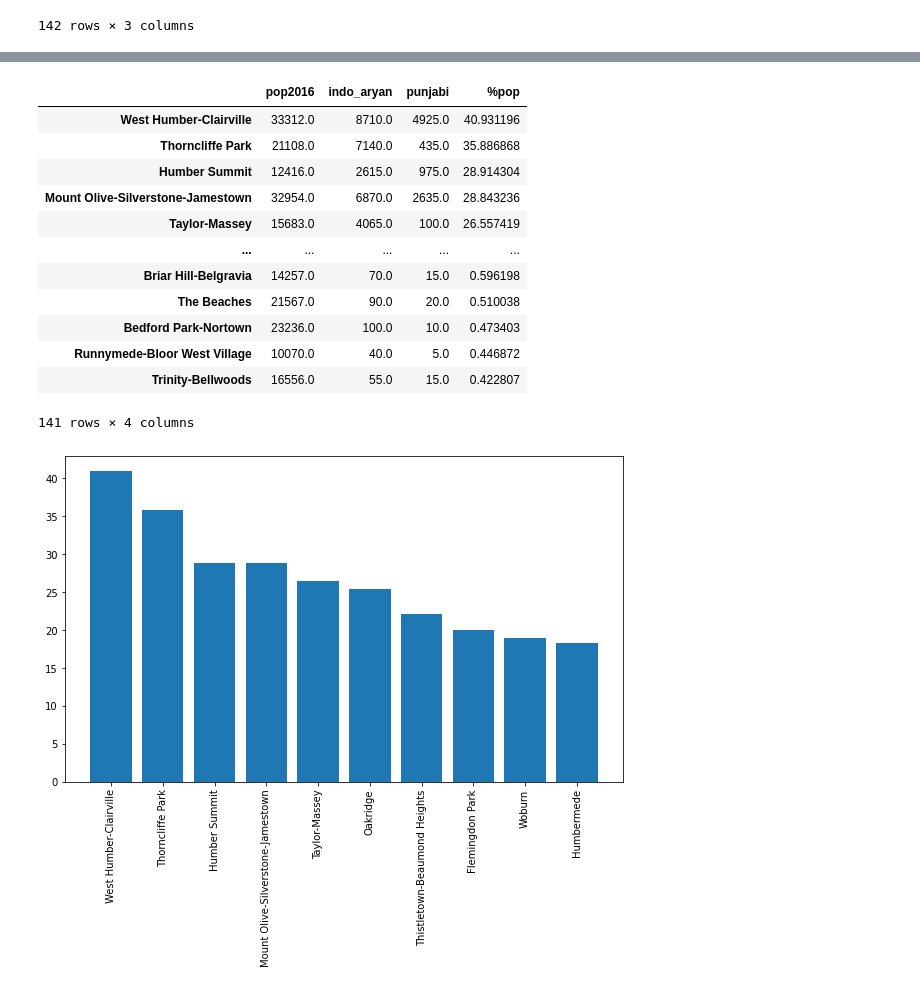
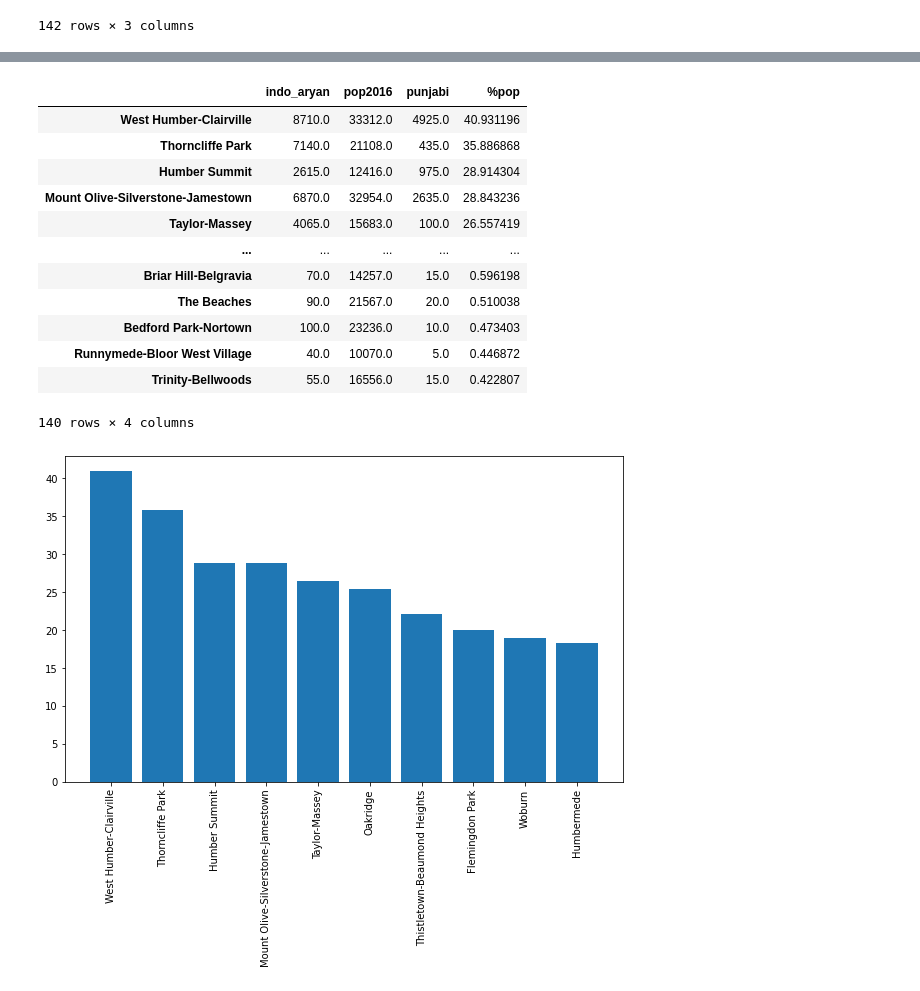
Before and after one commit to arunkhattri/Coursera_Capstone, a Jupyter notebook: 06_BattleOfNeighborhood_wk1.ipynb, the cells around one changed output, grey strips where cells are left out. Drawn from its saved outputs; the diff is of its cells as text; code cells hidden in the pictures.

```diff
--- a/06_BattleOfNeighborhood_wk1.ipynb
+++ b/06_BattleOfNeighborhood_wk1.ipynb
@@ -110,12 +106,13 @@ toronto_ind_diaspora
 # %%
 cols = [ 'pop2016', 'indo_aryan', 'punjabi']
 toronto_ind_diaspora.columns = cols
-toronto_ind_diaspora = toronto_ind_diaspora.iloc[1:, :]
-toronto_ind_diaspora['indo_aryan'] = toronto_ind_diaspora['indo_aryan'].str.replace(',', '')
-toronto_ind_diaspora['pop2016'] = toronto_ind_diaspora['pop2016'].str.replace(',', '')
-toronto_ind_diaspora['punjabi'] = toronto_ind_diaspora['punjabi'].str.replace(',', '')
-toronto_ind_diaspora['indo_aryan'] = toronto_ind_diaspora['indo_aryan'].astype('float64')
-toronto_ind_diaspora['pop2016'] = toronto_ind_diaspora['pop2016'].astype('float64')
-toronto_ind_diaspora['punjabi'] = toronto_ind_diaspora['punjabi'].astype('float64')
-toronto_ind_diaspora.head()
+# toronto_ind = toronto_ind_diaspora.iloc[1:, :]
+toronto_ind = pd.DataFrame(index=toronto_ind_diaspora.index[2:])
+indo_aryan = toronto_ind_diaspora.loc[:, 'indo_aryan'].str.replace(',', '')
+toronto_ind['indo_aryan'] = indo_aryan
+pop2016 = toronto_ind_diaspora.loc[:, 'pop2016'].str.replace(',', '')
+toronto_ind['pop2016'] = pop2016
+punjabi = toronto_ind_diaspora.loc[:, 'punjabi'].str.replace(',', '')
+toronto_ind['punjabi'] = punjabi
+toronto_ind.head()
 # %% [output]
@@ -145,5 +138,9 @@ See the caveats in the documentation: https://pandas.pydata.org/pandas-docs/stab
+# %%
+toronto_ind['indo_aryan'] = toronto_ind['indo_aryan'].astype('float64')
+toronto_ind['pop2016'] = toronto_ind['pop2016'].astype('float64')
+toronto_ind['punjabi'] = toronto_ind['punjabi'].astype('float64')
 # %%
-toronto_ind_diaspora['%pop'] = (
-    (toronto_ind_diaspora['indo_aryan'] + toronto_ind_diaspora['punjabi']) / toronto_ind_diaspora['pop2016']) * 100
-toronto_ind_diaspora.head()
+toronto_ind['%pop'] = (
+    (toronto_ind['indo_aryan'] + toronto_ind['punjabi']) / toronto_ind['pop2016']) * 100
+toronto_ind.head()
 # %% [output]
@@ -161,21 +153,21 @@ See the caveats in the documentation: https://pandas.pydata.org/pandas-docs/stab
 # %%
 # plot top 10 neighborhood with indian diaspora
-ind_in_toronto = toronto_ind_diaspora.sort_values('%pop', ascending=False)
+ind_in_toronto = toronto_ind.sort_values('%pop', ascending=False)
 ind_in_toronto
 # %% [output]
-|  | pop2016 | indo_aryan | punjabi | %pop |
-| West Humber-Clairville | 33312.0 | 8710.0 | 4925.0 | 40.931196 |
-| Thorncliffe Park | 21108.0 | 7140.0 | 435.0 | 35.886868 |
-| Humber Summit | 12416.0 | 2615.0 | 975.0 | 28.914304 |
-| Mount Olive-Silverstone-Jamestown | 32954.0 | 6870.0 | 2635.0 | 28.843236 |
-| Taylor-Massey | 15683.0 | 4065.0 | 100.0 | 26.557419 |
+|  | indo_aryan | pop2016 | punjabi | %pop |
+| West Humber-Clairville | 8710.0 | 33312.0 | 4925.0 | 40.931196 |
+| Thorncliffe Park | 7140.0 | 21108.0 | 435.0 | 35.886868 |
+| Humber Summit | 2615.0 | 12416.0 | 975.0 | 28.914304 |
+| Mount Olive-Silverstone-Jamestown | 6870.0 | 32954.0 | 2635.0 | 28.843236 |
+| Taylor-Massey | 4065.0 | 15683.0 | 100.0 | 26.557419 |
 | ... | ... | ... | ... | ... |
-| Briar Hill-Belgravia | 14257.0 | 70.0 | 15.0 | 0.596198 |
-| The Beaches | 21567.0 | 90.0 | 20.0 | 0.510038 |
-| Bedford Park-Nortown | 23236.0 | 100.0 | 10.0 | 0.473403 |
-| Runnymede-Bloor West Village | 10070.0 | 40.0 | 5.0 | 0.446872 |
-| Trinity-Bellwoods | 16556.0 | 55.0 | 15.0 | 0.422807 |
+| Briar Hill-Belgravia | 70.0 | 14257.0 | 15.0 | 0.596198 |
+| The Beaches | 90.0 | 21567.0 | 20.0 | 0.510038 |
+| Bedford Park-Nortown | 100.0 | 23236.0 | 10.0 | 0.473403 |
+| Runnymede-Bloor West Village | 40.0 | 10070.0 | 5.0 | 0.446872 |
+| Trinity-Bellwoods | 55.0 | 16556.0 | 15.0 | 0.422807 |
-141 rows × 4 columns
+140 rows × 4 columns
 # %%
 ind_in_toronto.to_csv("./data/toronto_neighborhoods.csv", index=True)
 # %%
```
Also changed, not shown: parts of 43 cells of this notebook, 1 other file.
